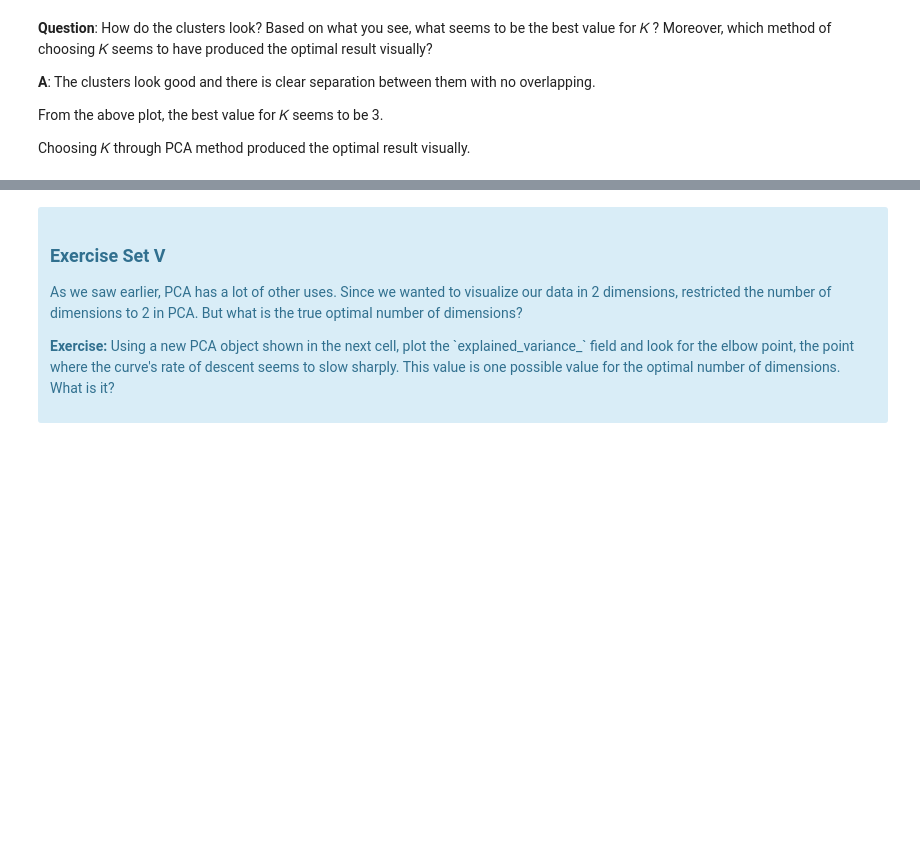
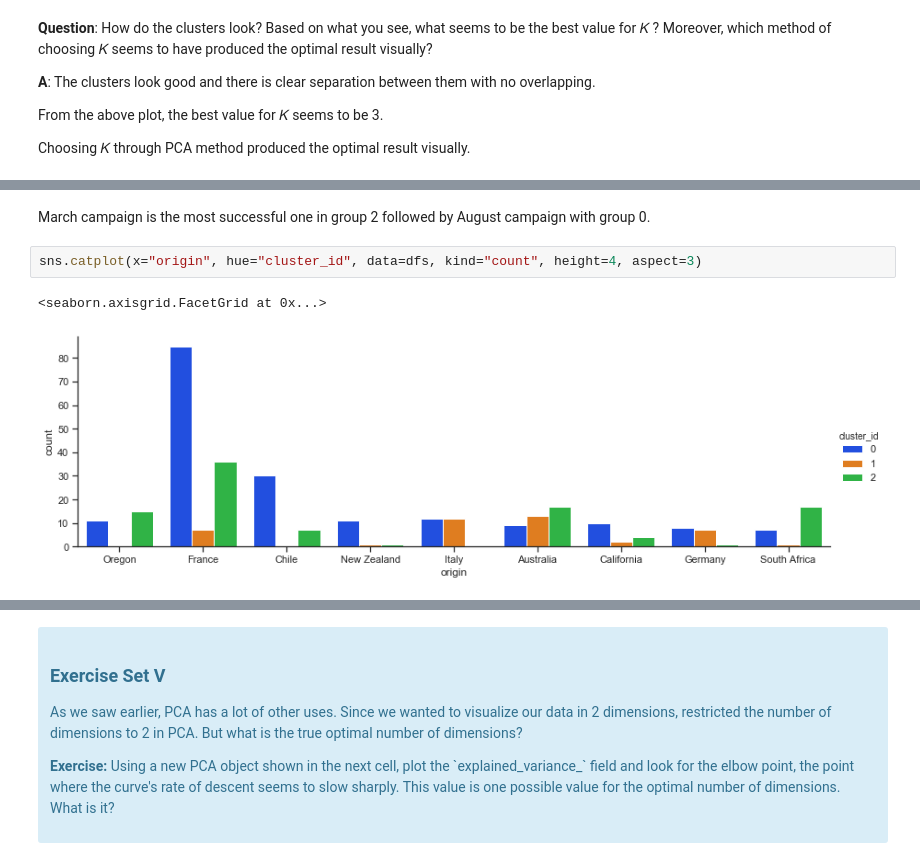
Before and after one commit to BhaskarCS/Springboard, a Jupyter notebook: Mini_Projects/Machine_Learning/clustering/Mini_Project_Clustering.ipynb, the cells around one changed output, grey strips where cells are left out. Drawn from its saved outputs; the diff is of its cells as text; blank space fills up the shorter version.

```diff
--- a/Mini_Projects/Machine_Learning/clustering/Mini_Project_Clustering.ipynb
+++ b/Mini_Projects/Machine_Learning/clustering/Mini_Project_Clustering.ipynb
@@ -394,0 +440,7 @@ Choosing 𝐾 through PCA method produced the optimal result visually.
+# %% [markdown]
+March campaign is the most successful one in group 2 followed by August campaign with group 0.
+# %%
+sns.catplot(x="origin", hue="cluster_id", data=dfs, kind="count", height=4, aspect=3)
+# %% [output]
+<seaborn.axisgrid.FacetGrid at 0x...>
+[figure, added]
```
Also changed, not shown: parts of 21 cells of this notebook.
